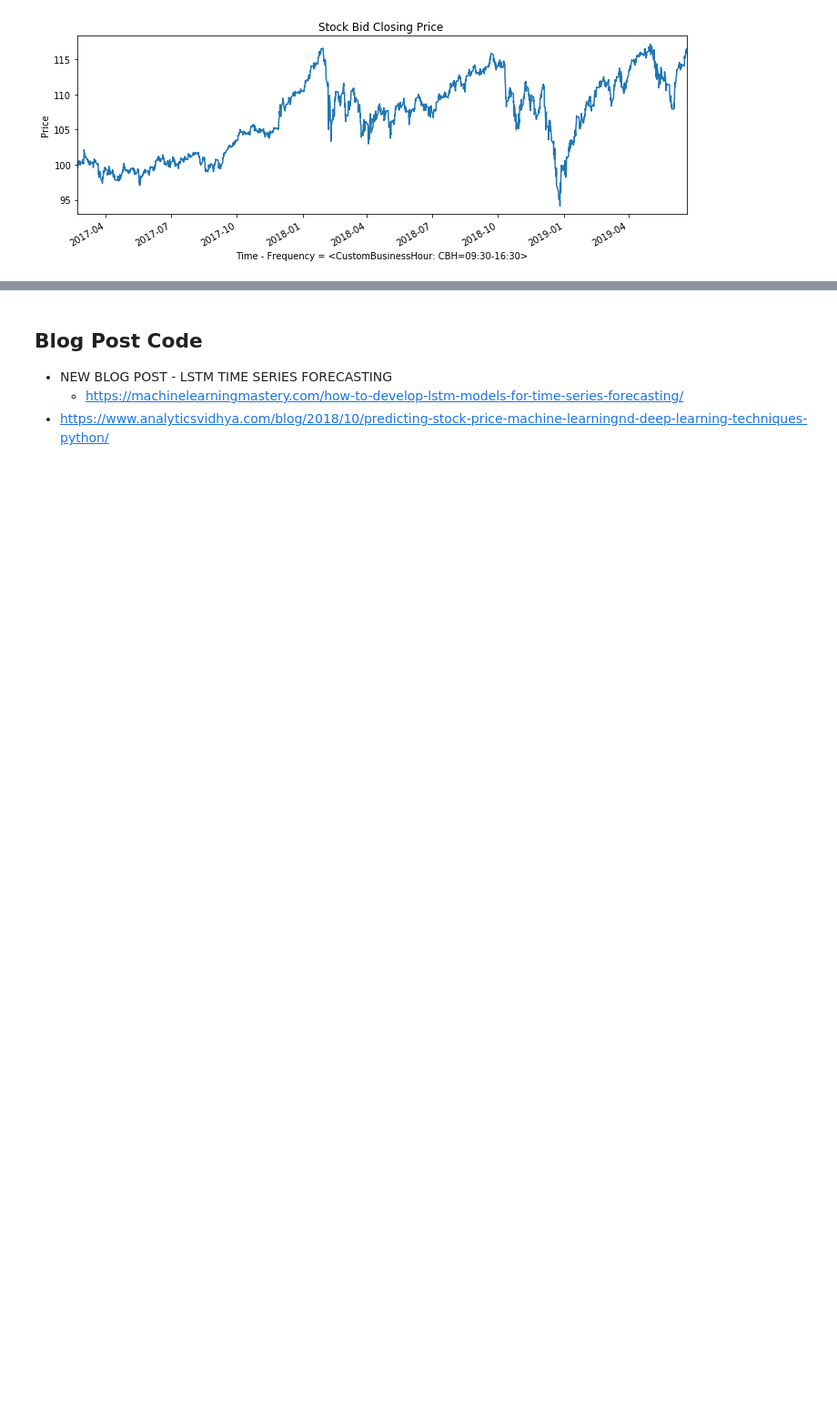
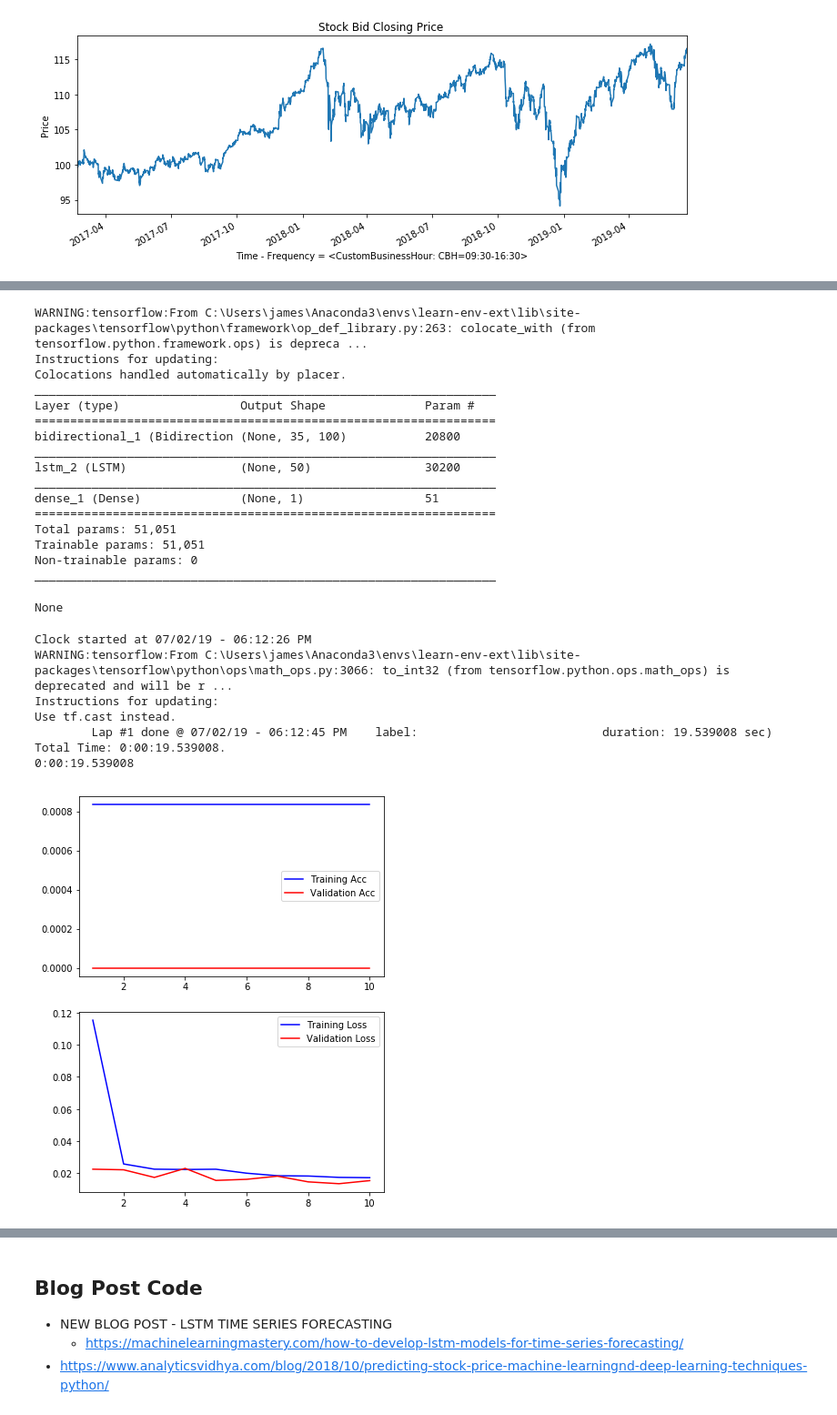
Before and after one commit to jirvingphd/dsc-5-capstone-project-online-ds-ft-021119, a Jupyter notebook: Capstone_Project_Outline_+_Analysis.ipynb, the cells around one changed output, grey strips where cells are left out. Shown at 91% size. Saved outputs shown, nothing was run; the diff lists cells and outputs as text; code cells hidden in the pictures; blank space fills up the shorter version.

```diff
--- a/Capstone_Project_Outline_+_Analysis.ipynb
+++ b/Capstone_Project_Outline_+_Analysis.ipynb
@@ -1822,0 +2012,17 @@ clock = Clock(verbose=0)
+# %%
+# Instantiating clock timer
+import bs_ds as bs
+clock = bs.Clock(verbose=0)
+
+# defining loss function to use
+def my_rmse(y_true,y_pred):
+    """RMSE calculation using keras.backend"""
+    from keras import backend as kb
+    sq_err = kb.square(y_pred - y_true)
+    mse = kb.mean(sq_err,axis=-1)
+    rmse =kb.sqrt(mse)
+    return rmse
+
+# creating LOG list for forthcoming results
+LOG = [['Test #','Defining difference','RunTime','Test_RMSE_keras','Test_RMSE_price','acc','Train_RMSE_keras','Train_RMSE_price']]
+LOG
@@ -1823,13 +2044,32 @@ clock = Clock(verbose=0)
 # %%
 from keras.models import Sequential
 from keras.layers import Bidirectional, Dense, LSTM
+
+# Specifying input shape (size of samples, rank of samples?)
+input_shape =  (X_train_in.shape[1],1)
+
+# Create model architecture
 model = Sequential()
-input_shape =  (X_train_in.shape[1],1)
-model.add(Bidirectional(LSTM(units=50, return_sequences=True, input_shape =input_shape),input_shape=input_shape))
+
+model.add(Bidirectional(LSTM(units=50, return_sequences=True,
+                             input_shape =input_shape),input_shape=input_shape))
 model.add(LSTM(units=50))
-# model.add(layers.Dense(25,activation='relu'))
-model.add(layers.Dense(1))
 
-model.compile(loss='mean_squared_error', optimizer='adam',metrics=['acc'])
-model.summary()
+model.add(Dense(1))
+
+model.compile(loss=my_rmse, optimizer='adam', metrics=['acc'])#,my_rmse])#,metrics=['acc'])
+display(model.summary())
+
+# start the timer
+clock.tic('')
+
+# Fit the model
+history = model.fit(X_train_in, y_train, epochs=10, verbose=0, validation_split=(0.05))
+
+# stop clock
+clock.toc('')
+duration = print(clock._lap_duration_)
+
+from mod4functions_JMI import plot_keras_history
+plot_keras_history(history);
 # %% [output]
@@ -1848,0 +2077,25 @@ _________________________________________________________________
+WARNING:tensorflow:From C:\Users\james\Anaconda3\envs\learn-env-ext\lib\site-packages\tensorflow\python\framework\op_def_library.py:263: colocate_with (from tensorflow.python.framework.ops) is depreca ...
+Instructions for updating:
+Colocations handled automatically by placer.
+_________________________________________________________________
+Layer (type)                 Output Shape              Param #
+=================================================================
+bidirectional_1 (Bidirection (None, 35, 100)           20800
+_________________________________________________________________
+lstm_2 (LSTM)                (None, 50)                30200
+_________________________________________________________________
+dense_1 (Dense)              (None, 1)                 51
+=================================================================
+Total params: 51,051
+Trainable params: 51,051
+Non-trainable params: 0
+_________________________________________________________________
+None
+Clock started at 07/02/19 - 06:12:26 PM
+WARNING:tensorflow:From C:\Users\james\Anaconda3\envs\learn-env-ext\lib\site-packages\tensorflow\python\ops\math_ops.py:3066: to_int32 (from tensorflow.python.ops.math_ops) is deprecated and will be r ...
+Instructions for updating:
+Use tf.cast instead.
+        Lap #1 done @ 07/02/19 - 06:12:45 PM    label:                          duration: 19.539008 sec)
+Total Time: 0:00:19.539008.
+0:00:19.539008
+[figure, added]
```
Also changed, not shown: parts of 62 cells of this notebook, 3 other files.
